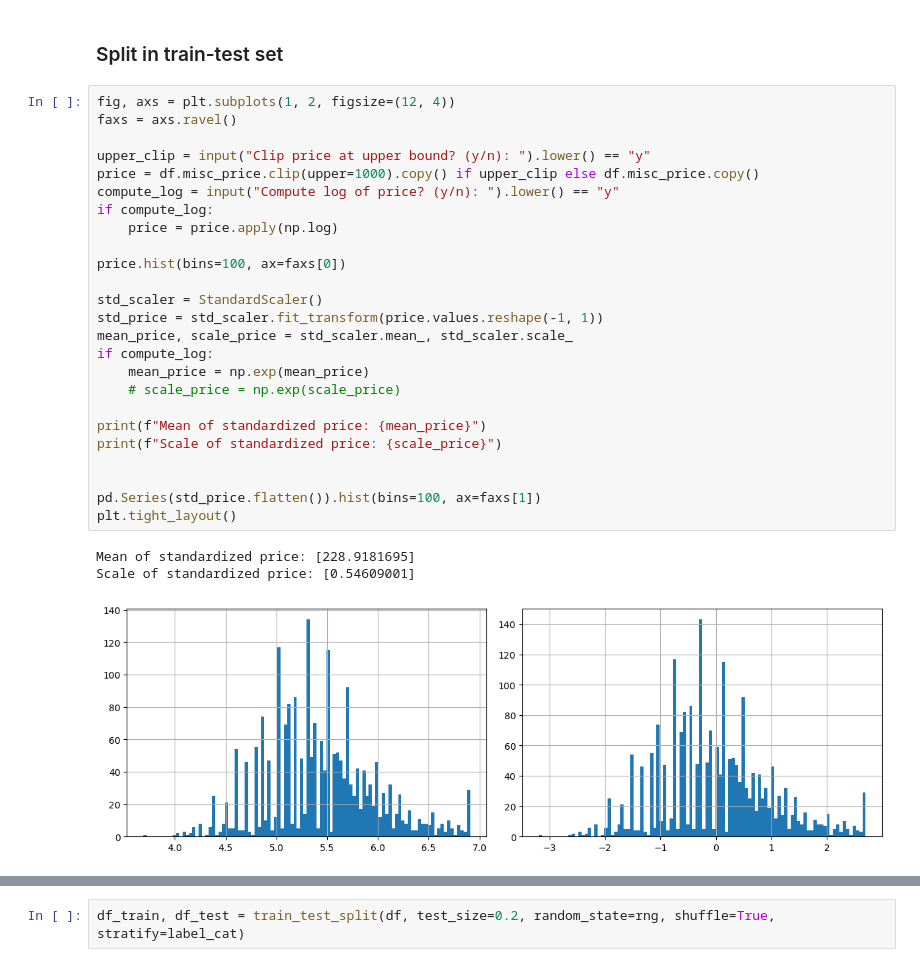
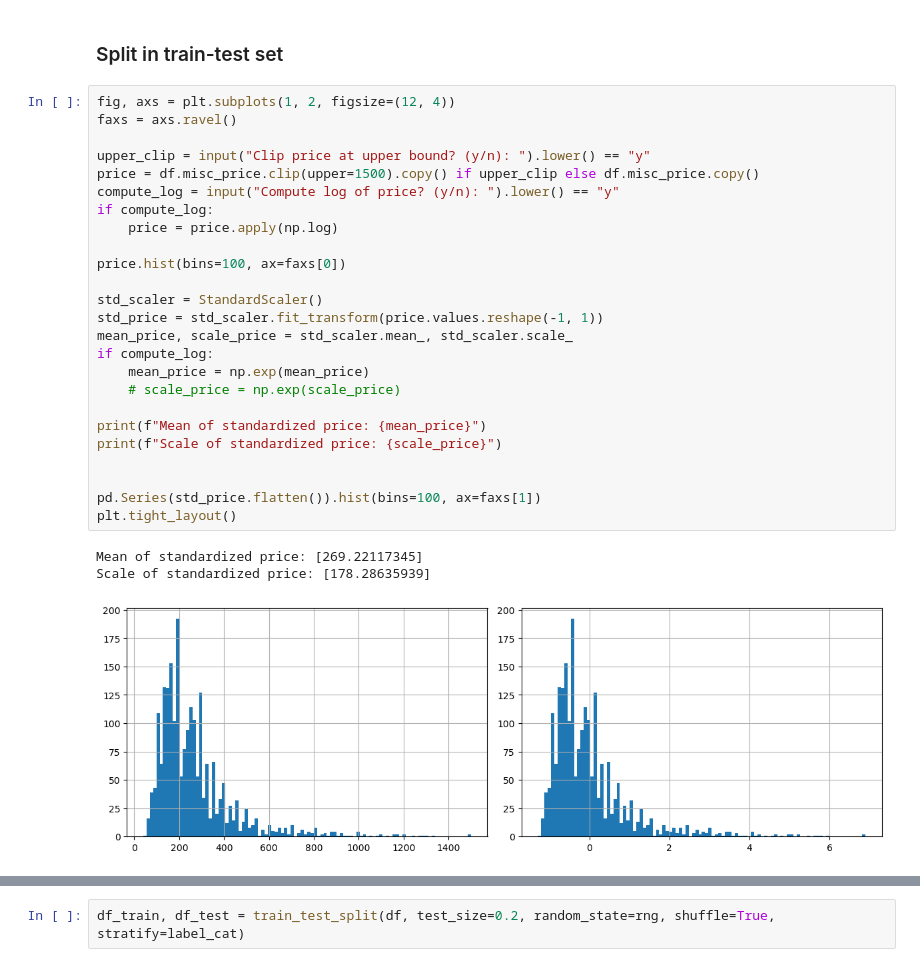
Before and after one commit to Valendrew/counterfactual-explanations, a Jupyter notebook: data_exploration.ipynb, the cells around one changed output, grey strips where cells are left out. Saved outputs shown, nothing was run; the diff lists cells and outputs as text.

```diff
--- a/data_exploration.ipynb
+++ b/data_exploration.ipynb
@@ -84,30 +87,30 @@ Number of duplicated rows: 0
 # %%
 fig, axs = plt.subplots(1, 2, figsize=(12, 4))
 faxs = axs.ravel()
 
 upper_clip = input("Clip price at upper bound? (y/n): ").lower() == "y"
-price = df.misc_price.clip(upper=1000).copy() if upper_clip else df.misc_price.copy()
+price = df.misc_price.clip(upper=1500).copy() if upper_clip else df.misc_price.copy()
 compute_log = input("Compute log of price? (y/n): ").lower() == "y"
 if compute_log:
     price = price.apply(np.log)
 
 price.hist(bins=100, ax=faxs[0])
 
 std_scaler = StandardScaler()
 std_price = std_scaler.fit_transform(price.values.reshape(-1, 1))
 mean_price, scale_price = std_scaler.mean_, std_scaler.scale_
 if compute_log:
     mean_price = np.exp(mean_price)
     # scale_price = np.exp(scale_price)
 
 print(f"Mean of standardized price: {mean_price}")
 print(f"Scale of standardized price: {scale_price}")
 
 
 pd.Series(std_price.flatten()).hist(bins=100, ax=faxs[1])
 plt.tight_layout()
 # %% [output]
-Mean of standardized price: [228.9181695]
-Scale of standardized price: [0.54609001]
+Mean of standardized price: [269.22117345]
+Scale of standardized price: [178.28635939]
-[figure, old version]
+[figure, new version]
 # %%
```
Also changed, not shown: parts of 36 cells of this notebook, 16 other files.
